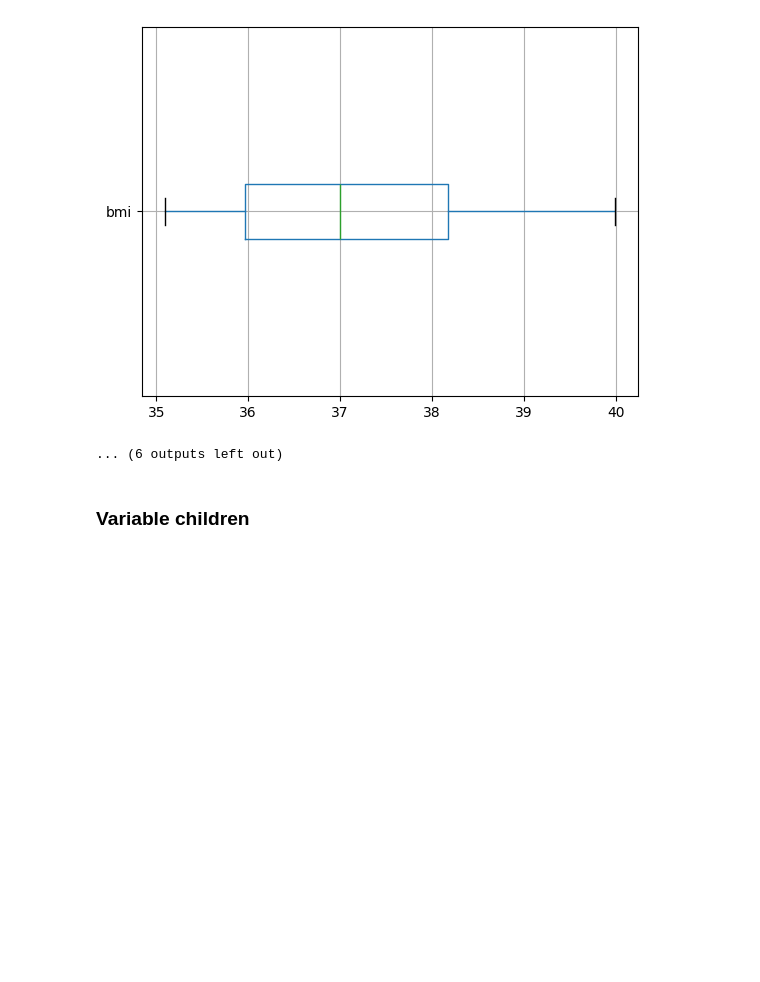
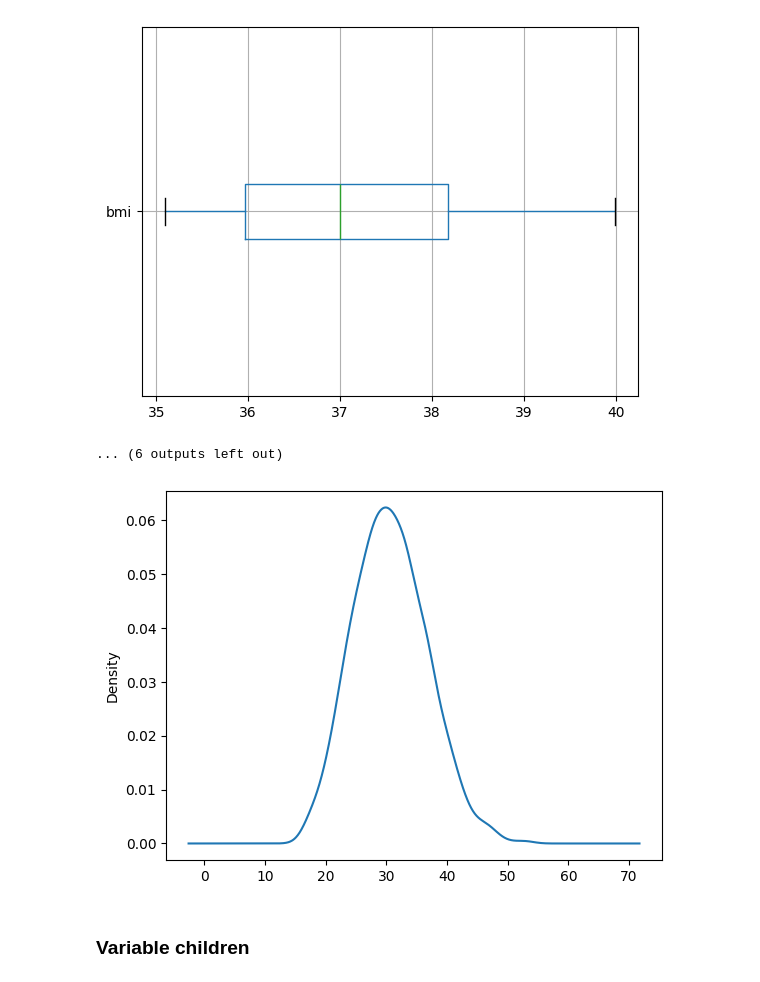
Before and after one commit to Jakimpact/prime-assurance-ia, a Jupyter notebook: analyse_q.ipynb, the cells around one changed output. Saved outputs shown, nothing was run; the diff lists cells and outputs as text; code cells hidden in the pictures; blank space fills up the shorter version.

```diff
--- a/analyse_q.ipynb
+++ b/analyse_q.ipynb
@@ -179,6 +178,11 @@ ecart-type :  1.387368091827912
 [figure]
 [figure]
 ... (6 outputs left out)
+# %%
+data["bmi"].plot.kde()
+plt.show()
+# %% [output]
+[figure, added]
 # %% [markdown]
 ### Variable children
 # %%
```
Also changed, not shown: parts of 2 cells of this notebook, 3 other files.
